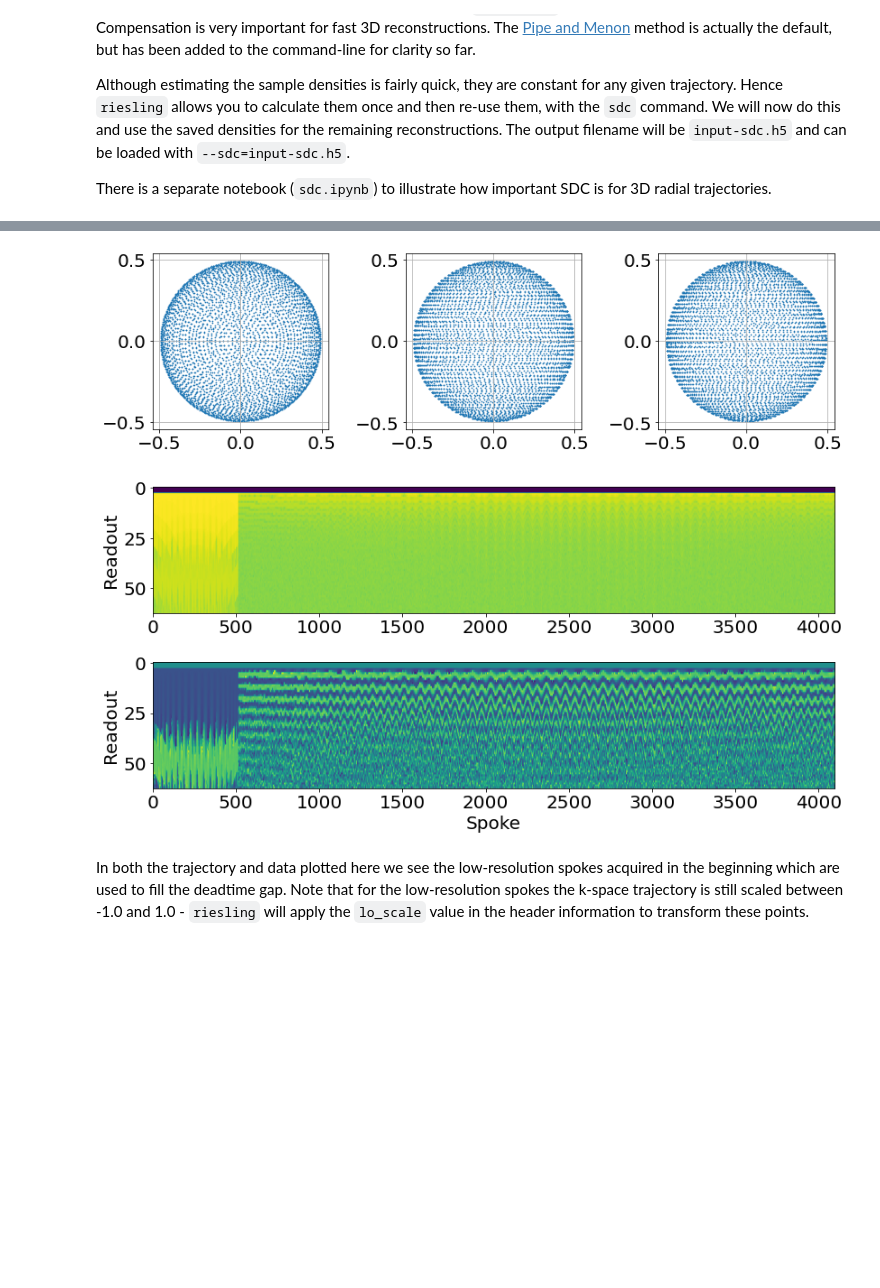
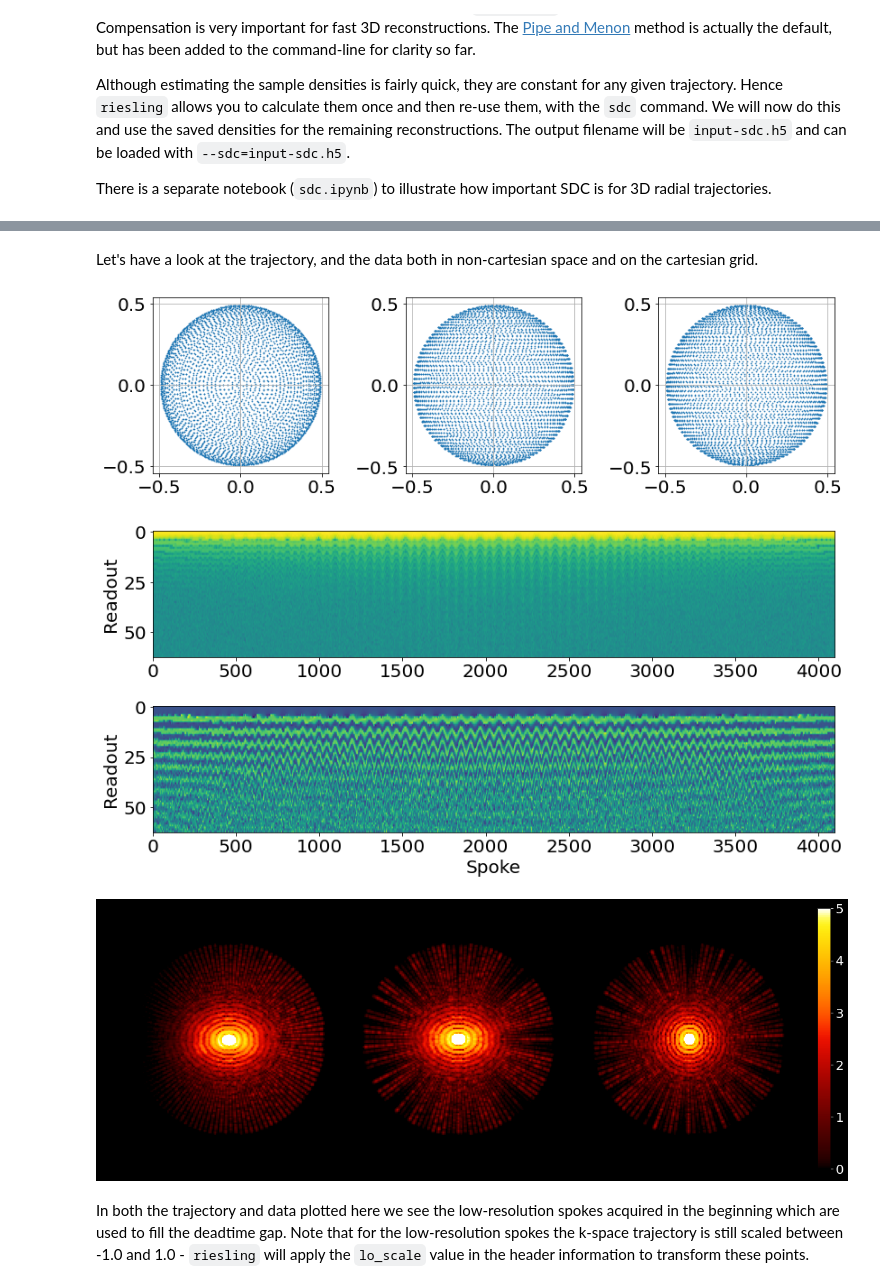
Before and after one commit to spinicist/old-riesling-examples, a Jupyter notebook: tutorial.ipynb, the cells around one changed output, grey strips where cells are left out. Cells and saved outputs as stored; diff of their text form; code cells hidden in the pictures; blank space fills up the shorter version.

```diff
--- a/tutorial.ipynb
+++ b/tutorial.ipynb
@@ -178,9 +161,14 @@ Let's have a look at the data and the trajectory. We only plot the spoke end poi
+# %% [markdown]
+Let's have a look at the trajectory, and the data both in non-cartesian space and on the cartesian grid.
 # %%
 display(rl.plots.traj2d('tut.h5', sl_read=-1))
-display(rl.plots.kspace('tut.h5',sl_spoke=slice(0,4096)))
+display(rl.plots.kspace('tut.h5',sl_spoke=slice(0,4096),coil=0))
+!riesling grid tut.h5 --sdc=tut-sdc.h5 --kernel=KB3
+display(rl.images.grid('tut-grid.h5', dset='cartesian', clim=(0, 5), cmap='cet_fire', ic=0))
 # %% [output]
 [figure]
-[figure, old version]
+[figure, new version]
+[figure, added]
 # %% [markdown]
 In both the trajectory and data plotted here we see the low-resolution spokes acquired in the beginning which are used to fill the deadtime gap. Note that for the low-resolution spokes the k-space trajectory is still scaled between -1.0 and 1.0 - `riesling` will apply the `lo_scale` value in the header information to transform these points.
 # %% [markdown]
```
Also changed, not shown: parts of 24 cells of this notebook, 1 other file.
